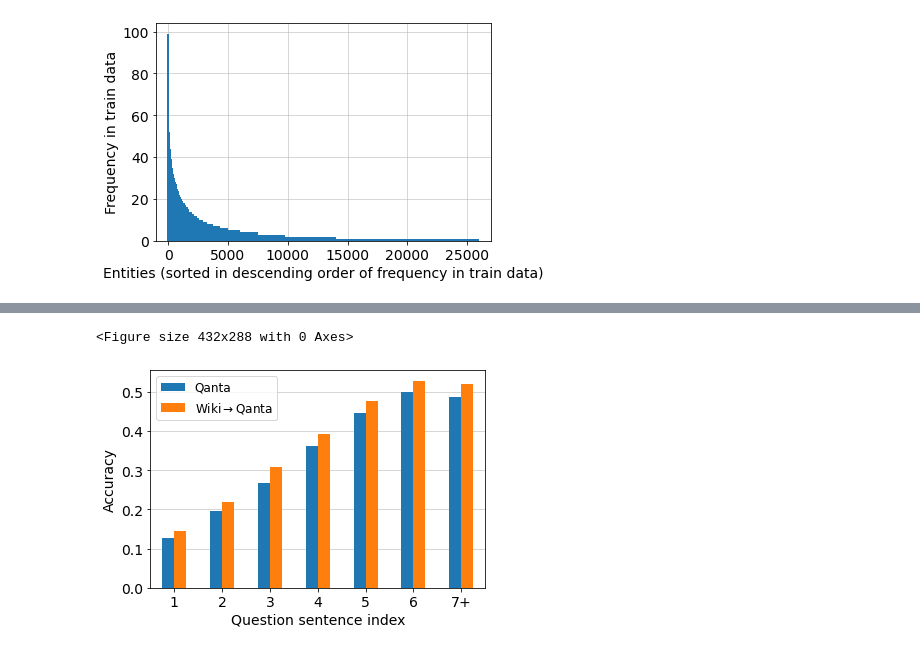
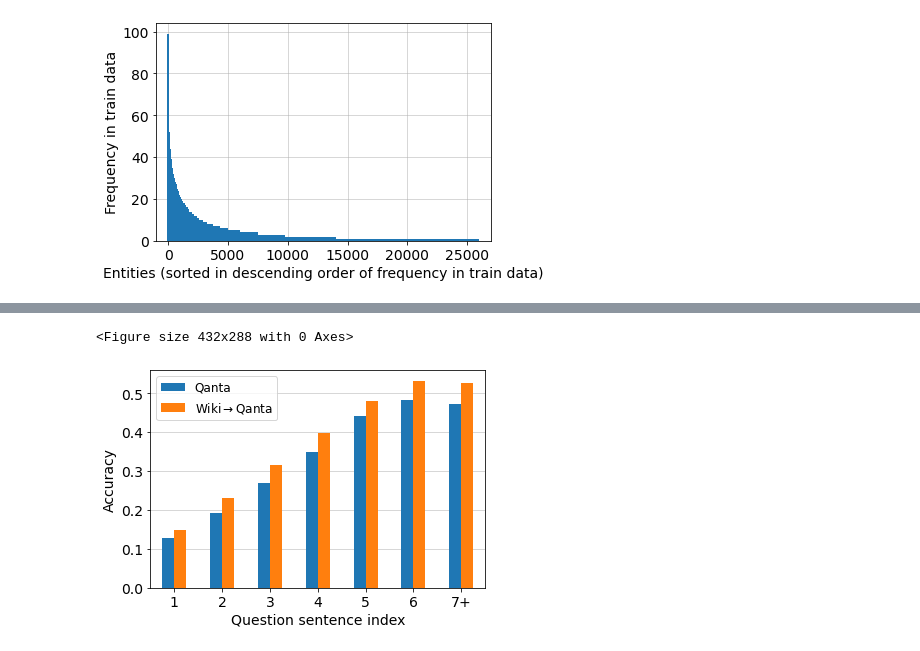
Before and after one commit to singletongue/closed-book-qa, a Jupyter notebook: analysis.ipynb, the cells around one changed output, grey strips where cells are left out. Cells and saved outputs as stored; diff of their text form; code cells hidden in the pictures.

```diff
--- a/analysis.ipynb
+++ b/analysis.ipynb
@@ -89,7 +83,7 @@ def make_accuracy_bins(fpath):
             pred_data = json.loads(line)
             pred_answer = pred_data['top1_entity']
             correct_answer = pred_data['metadata']['entity']
-            sid = pred_data['metadata'].get('sentence_id')
+            sid = pred_data['metadata'].get('sentence_index')
 
             accuracy = int(pred_answer == correct_answer)
 
@@ -158,13 +152,13 @@ plt.savefig('images/accuracy_freq.pdf', bbox_inches='tight')
 # %%
-XLNET_QUIZ_SPLIT_PREDICTION_PATH = 'work/quiz-ep10/xlnet-base/prediction_test_split.json'
-XLNET_WIKI_QUIZ_SPLIT_PREDICTION_PATH = 'work/wiki-ep5_quiz-ep10/xlnet-base/prediction_test_split.json'
+QUIZ_SENTENCE_PREDICTION_PATH = 'work/quiz/bert-base/prediction_test_sentence.json'
+WIKI_QUIZ_SENTENCE_PREDICTION_PATH = 'work/wiki_quiz/bert-base/prediction_test_sentence.json'
 # %%
-_, xlnet_quiz_split_sid_accuracies = make_accuracy_bins(XLNET_QUIZ_SPLIT_PREDICTION_PATH)
-_, xlnet_wiki_quiz_split_sid_accuracies = make_accuracy_bins(XLNET_WIKI_QUIZ_SPLIT_PREDICTION_PATH)
+_, quiz_sid_accuracies = make_accuracy_bins(QUIZ_SENTENCE_PREDICTION_PATH)
+_, wiki_quiz_sid_accuracies = make_accuracy_bins(WIKI_QUIZ_SENTENCE_PREDICTION_PATH)
 # %%
 sid_labels = ['1', '2', '3', '4', '5', '6', '7+']
-xlnet_split_sid_accuracies_dict = {
-    'Qanta': [xlnet_quiz_split_sid_accuracies[label] for label in sid_labels],
-    r'Wiki$\rightarrow$Qanta': [xlnet_wiki_quiz_split_sid_accuracies[label] for label in sid_labels]
+sid_accuracies_dict = {
+    'Qanta': [quiz_sid_accuracies[label] for label in sid_labels],
+    r'Wiki$\rightarrow$Qanta': [wiki_quiz_sid_accuracies[label] for label in sid_labels]
 }
-xlnet_split_sid_accuracies_df = pd.DataFrame(data=xlnet_split_sid_accuracies_dict, index=sid_labels)
+sid_accuracies_df = pd.DataFrame(data=sid_accuracies_dict, index=sid_labels)
@@ -182,12 +176,12 @@ xlnet_split_sid_accuracies_df
 # %%
 plt.figure()
-ax = xlnet_split_sid_accuracies_df.plot.bar(rot=0)
+ax = sid_accuracies_df.plot.bar(rot=0)
 ax.grid(which='major', axis='y', linewidth=0.5)
 ax.set_axisbelow(True)
 ax.set_xlabel('Question sentence index')
 ax.set_ylabel('Accuracy')
 ax.legend(fontsize=12)
 plt.savefig('images/accuracy_sid.pdf', bbox_inches='tight')
 # %% [output]
 <Figure size 432x288 with 0 Axes>
-[figure, old version]
+[figure, new version]
```
Also changed, not shown: parts of 19 cells of this notebook, 37 other files.
